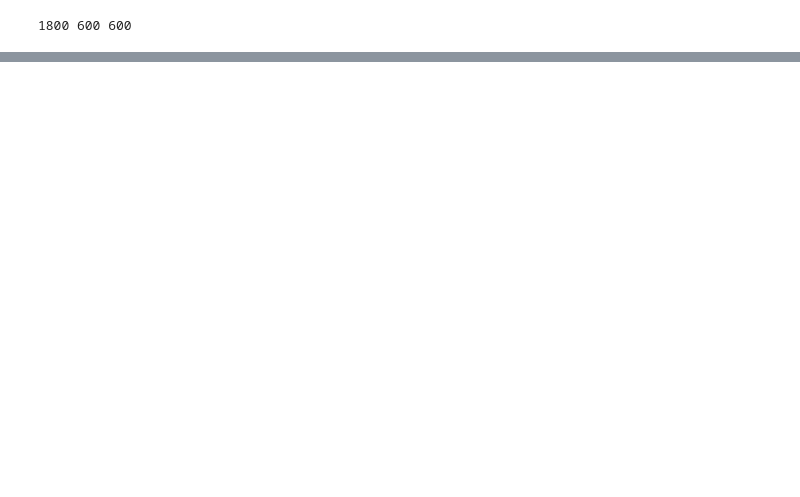
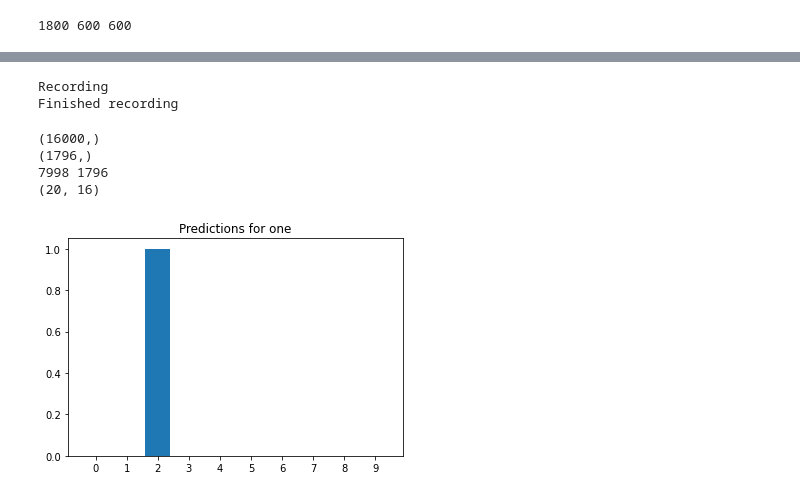
Before and after one commit to leand12/TAAProject2, a Jupyter notebook: proj2.ipynb, the cells around one changed output, grey strips where cells are left out. Cells and saved outputs as stored; diff of their text form; code cells hidden in the pictures; blank space fills up the shorter version.

Commit message:
predict recordings

```diff
--- a/proj2.ipynb
+++ b/proj2.ipynb
@@ -303,0 +326,80 @@ plt.show()
+# %%
+import pyaudio
+import wave
+
+chunk = 1000  # Record in chunks of 1024 samples
+sample_format = pyaudio.paInt16  # 16 bits per sample
+channels = 1
+fs = 8000  # Record at 44100 samples per second
+seconds = 2
+filename = "output.wav"
+
+p = pyaudio.PyAudio()  # Create an interface to PortAudio
+
+print('Recording')
+
+stream = p.open(format=sample_format,
+                channels=channels,
+                rate=fs,
+                frames_per_buffer=chunk,
+                input=True)
+
+frames = []  # Initialize array to store frames
+
+# Store data in chunks for 3 seconds
+for i in range(0, int(fs / chunk * seconds)):
+    data = stream.read(chunk)
+    frames.append(data)
+
+# Stop and close the stream
+stream.stop_stream()
+stream.close()
+# Terminate the PortAudio interface
+p.terminate()
+
+print('Finished recording')
+
+# Save the recorded data as a WAV file
+wf = wave.open(filename, 'wb')
+wf.setnchannels(channels)
+wf.setsampwidth(p.get_sample_size(sample_format))
+wf.setframerate(fs)
+wf.writeframes(b''.join(frames))
+wf.close()
+# %% [output]
+Recording
+Finished recording
+# %%
+labels = [str(i) for i in range(10)]
+rate, data = wavfile.read("output.wav")
+print(data.shape)
+
+trimmed_data = trim_silence(data.astype(np.float16))
+
+
+
+print(trimmed_data.shape)
+
+print(max_size, trimmed_data.shape[0])
+
+my_X = np.pad(trimmed_data, (0, max_size - trimmed_data.shape[0]))
+
+my_spec = librosa.feature.mfcc(y=my_X, sr=8000)
+print(my_spec.shape)
+
+'''
+y_pred = model.predict(my_spec.reshape(1, *my_spec.shape, 1))
+predicted_categories = tf.argmax(y_pred, axis=1)
+print(predicted_categories)
+'''
+
+prediction = model(my_spec.reshape(1,*my_spec.shape, 1))
+plt.bar(labels, tf.nn.softmax(prediction[0]))
+plt.title(f'Predictions for one')
+plt.show()
+# %% [output]
+(16000,)
+(1796,)
+7998 1796
+(20, 16)
+[figure, added]
```
Also changed, not shown: parts of 8 cells of this notebook.
